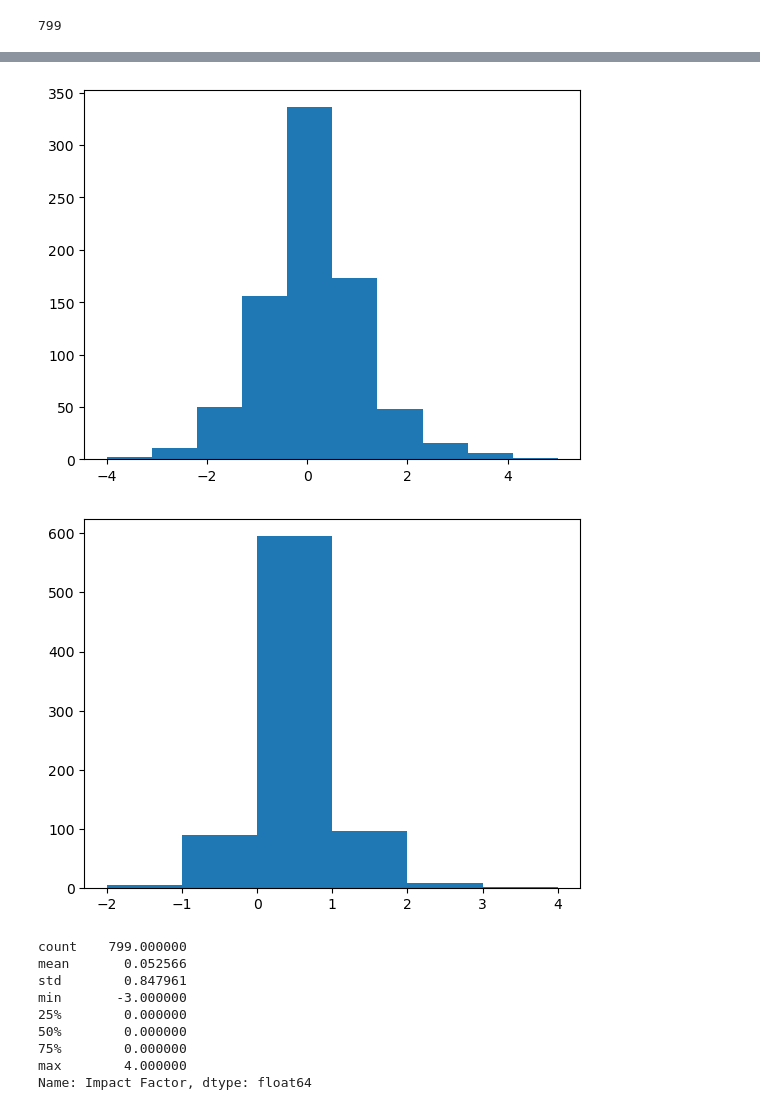
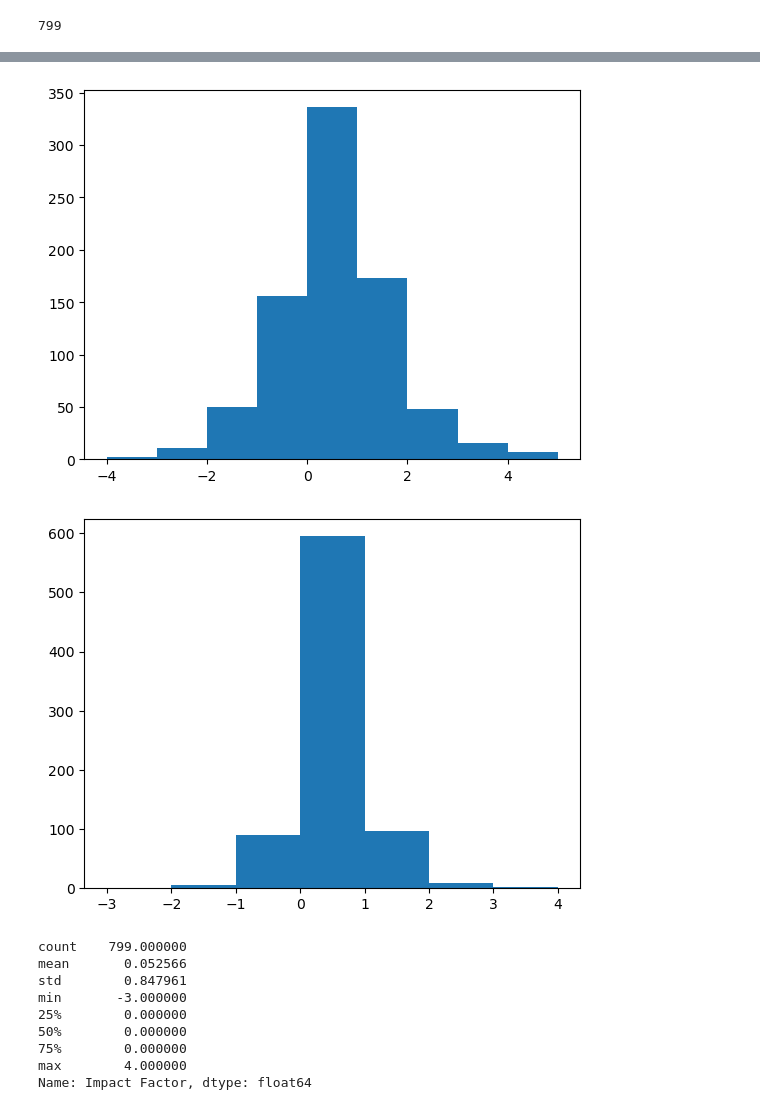
Before and after one commit to AIstats3/Project1, a Jupyter notebook: Implementation-Game1.ipynb, the cells around one changed output, grey strips where cells are left out. Cells and saved outputs as stored; diff of their text form; code cells hidden in the pictures.

```diff
--- a/Implementation-Game1.ipynb
+++ b/Implementation-Game1.ipynb
@@ -188,9 +190,9 @@ for i in range(0,len(pass_indexes)):
     passes.loc[pass_number,('Impact Factor')]=iFactor##Assign that factor to the corresponding row in the data frame
 # %%
 t5=passes["Impact Factor"].describe()
-h5=plt.hist(passes["Impact Factor"])
+h5=plt.hist(passes["Impact Factor"],bins=[-4,-3,-2,-1,0,1,2,3,4,5])
 # %% [output]
-[figure, old version]
+[figure, new version]
 # %%
 threshold=1
 for i in range(0,len(pass_indexes)):
@@ -251,9 +253,9 @@ for i in range(0,len(pass_indexes)):
     passes.loc[pass_number,('Impact Factor')]=iFactor##Assign that factor to the corresponding row in the data frame
 # %%
 t1=passes["Impact Factor"].describe()
-h1=plt.hist(passes["Impact Factor"],bins=[-2,-1,0,1,2,3,4])
+h1=plt.hist(passes["Impact Factor"],bins=[-3,-2,-1,0,1,2,3,4])
 # %% [output]
-[figure, old version]
+[figure, new version]
 # %%
 print(t10)
 # %% [output]
```
Also changed, not shown: parts of 4 cells of this notebook.
